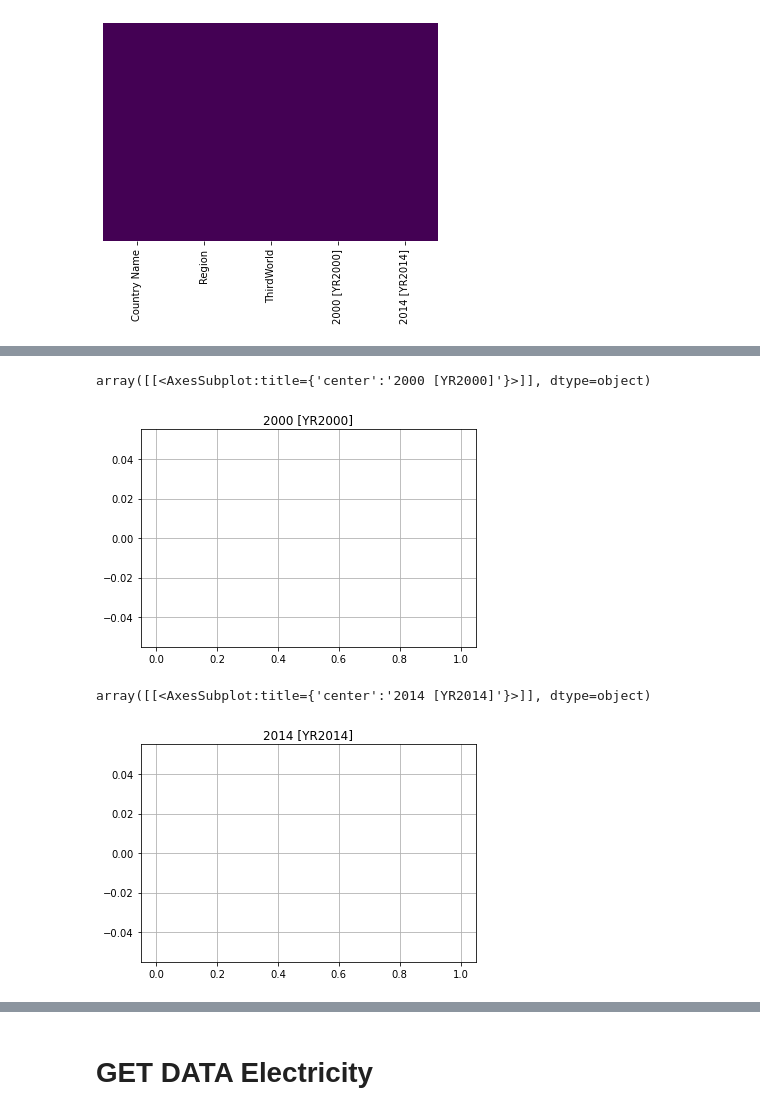
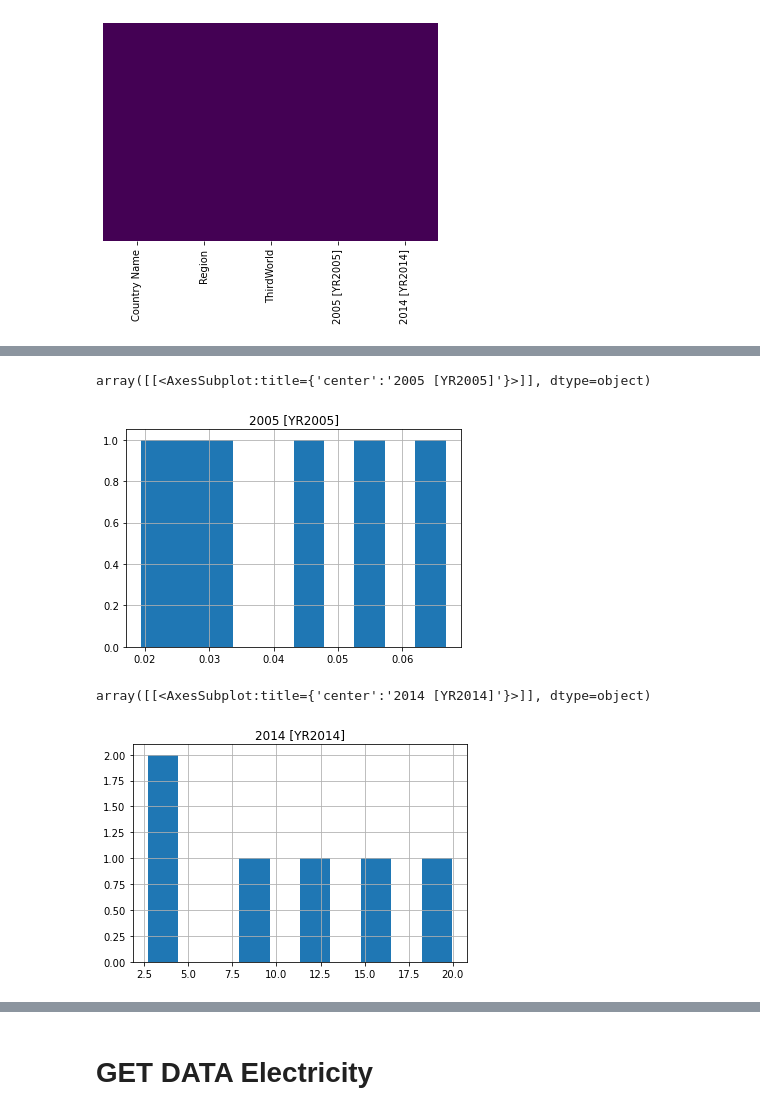
Before and after one commit to pant411/Pant_Stat_Asign1, a Jupyter notebook: assign1_part2_1.ipynb, the cells around one changed output, grey strips where cells are left out. Saved outputs shown, nothing was run; the diff lists cells and outputs as text; code cells hidden in the pictures.

```diff
--- a/assign1_part2_1.ipynb
+++ b/assign1_part2_1.ipynb
@@ -35,6 +35,6 @@ broadband1.head()
 | 4 | Andorra | AND | Fixed broadband subscriptions (pe... | IT.NET.BBND.P2 | NaN | NaN | NaN | ... |
 5 rows × 35 columns
 # %%
-broadband1 = country.join(broadband1[['2000 [YR2000]', '2014 [YR2014]']])
+broadband1 = country.join(broadband1[['2005 [YR2005]', '2014 [YR2014]']])
 broadband1.head()
 # %% [output]
@@ -297,5 +345,5 @@ array([[<AxesSubplot:title={'center':'2000 [YR2000]'}>]], dtype=object)
 # %%
-WA_broadband_without_2000 = broadband1[broadband1.Region=="Western Asia"]
-WA_broadband_without_2000 = WA_broadband_without_2000[["Country Name","Region","2000 [YR2000]"]]
-WA_broadband_without_2000
+WA_broadband_without_2005 = broadband1[broadband1.Region=="Western Asia"]
+WA_broadband_without_2005 = WA_broadband_without_2005[["Country Name","Region","2005 [YR2005]"]]
+WA_broadband_without_2005
 # %% [output]
@@ -303,7 +357,7 @@ WA_broadband_without_2000
 # %%
-upper, lower = outliers(WA_broadband_without_2000, "2000 [YR2000]")
+upper, lower = outliers(WA_broadband_without_2005, "2005 [YR2005]")
 print("Upper whisker: ", upper)
 print("Lower Whisker: ", lower)
-WA_broadband_without_2000 = WA_broadband_without_2000[(WA_broadband_without_2000["2000 [YR2000]"] > lower) & (WA_broadband_without_2000["2000 [YR2000]"] < upper)]
-WA_broadband_without_2000
+WA_broadband_without_2005 = WA_broadband_without_2005[(WA_broadband_without_2005["2005 [YR2005]"] > lower) & (WA_broadband_without_2005["2005 [YR2005]"] < upper)]
+WA_broadband_without_2005
 # %% [output]
@@ -313,15 +373,15 @@ Lower Whisker:  nan
 # %%
-WA_broadband_without_2000.hist()
+WA_broadband_without_2005.hist()
 # %% [output]
-array([[<AxesSubplot:title={'center':'2000 [YR2000]'}>]], dtype=object)
+array([[<AxesSubplot:title={'center':'2005 [YR2005]'}>]], dtype=object)
-[figure, old version]
+[figure, new version]
 # %%
 #Western Asia 2014 with outliers
 # %%
 broadband1[broadband1.Region=="Western Asia"].hist(column='2014 [YR2014]')
 # %% [output]
 array([[<AxesSubplot:title={'center':'2014 [YR2014]'}>]], dtype=object)
-[figure, old version]
+[figure, new version]
 # %%
 #Western Asia 2014 without outliers
 # %%
```
Also changed, not shown: parts of 76 cells of this notebook, 3 other files.
